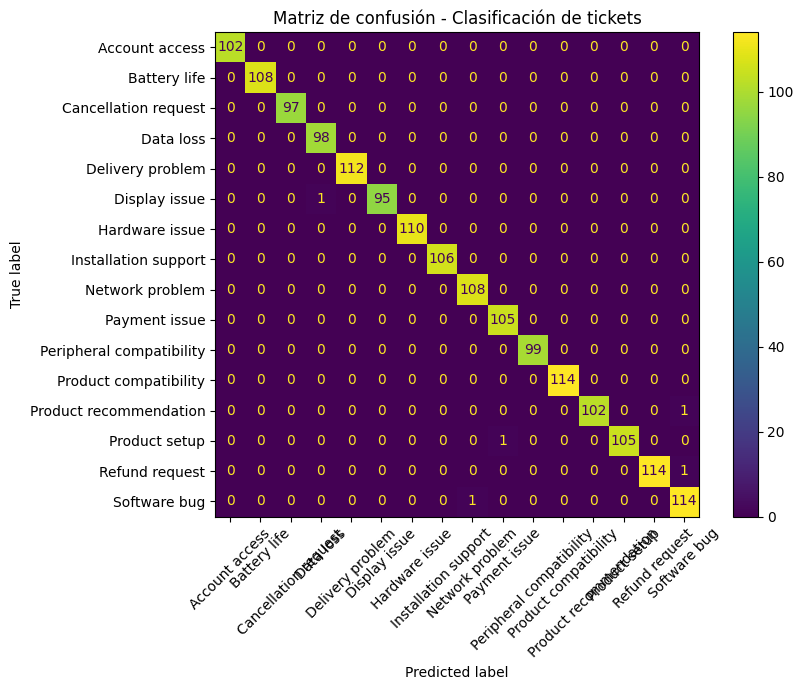
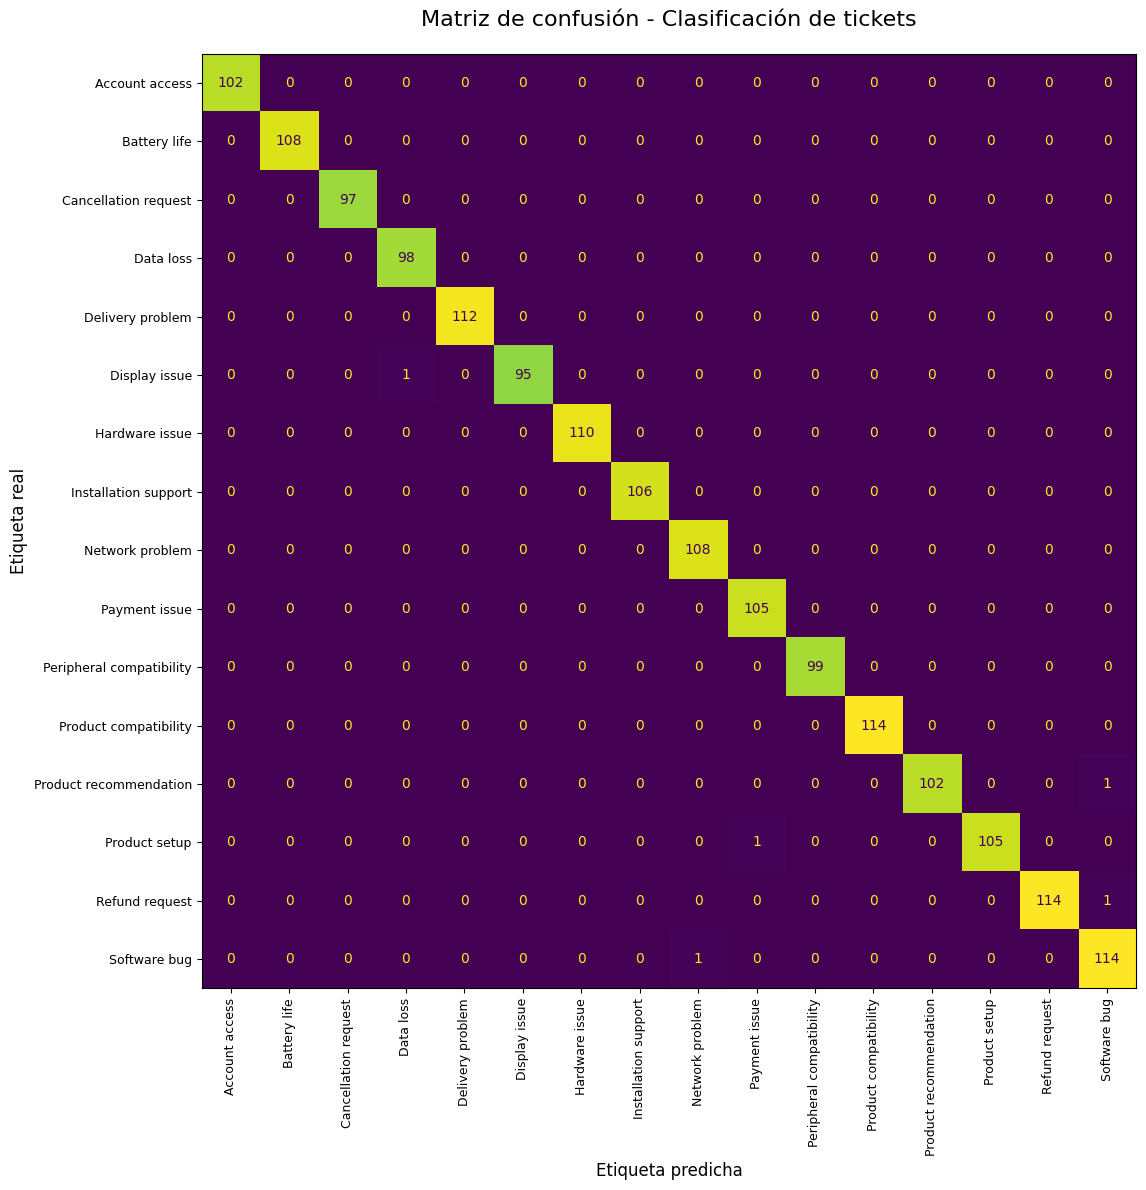
Unified diff of the notebook cell whose output changed from the first chart to the second:
--- before
+++ after
@@ -1,3 +1,9 @@
-cm = confusion_matrix(y_test, y_pred, labels=model.classes_)
+cm = confusion_matrix(
+    y_test,
+    y_pred,
+    labels=model.classes_
+)
+
+fig, ax = plt.subplots(figsize=(14, 12))
 
 disp = ConfusionMatrixDisplay(
@@ -6,8 +12,30 @@
 )
 
-fig, ax = plt.subplots(figsize=(9, 7))
-disp.plot(ax=ax, xticks_rotation=45)
+disp.plot(
+    ax=ax,
+    xticks_rotation=90,
+    values_format="d",
+    colorbar=False
+)
 
-plt.title("Matriz de confusión - Clasificación de tickets")
+plt.title(
+    "Matriz de confusión - Clasificación de tickets",
+    fontsize=16,
+    pad=20
+)
+
+plt.xlabel("Etiqueta predicha", fontsize=12)
+plt.ylabel("Etiqueta real", fontsize=12)
+
+ax.tick_params(
+    axis="x",
+    labelsize=9
+)
+
+ax.tick_params(
+    axis="y",
+    labelsize=9
+)
+
 plt.tight_layout()
 

Commit: matriz